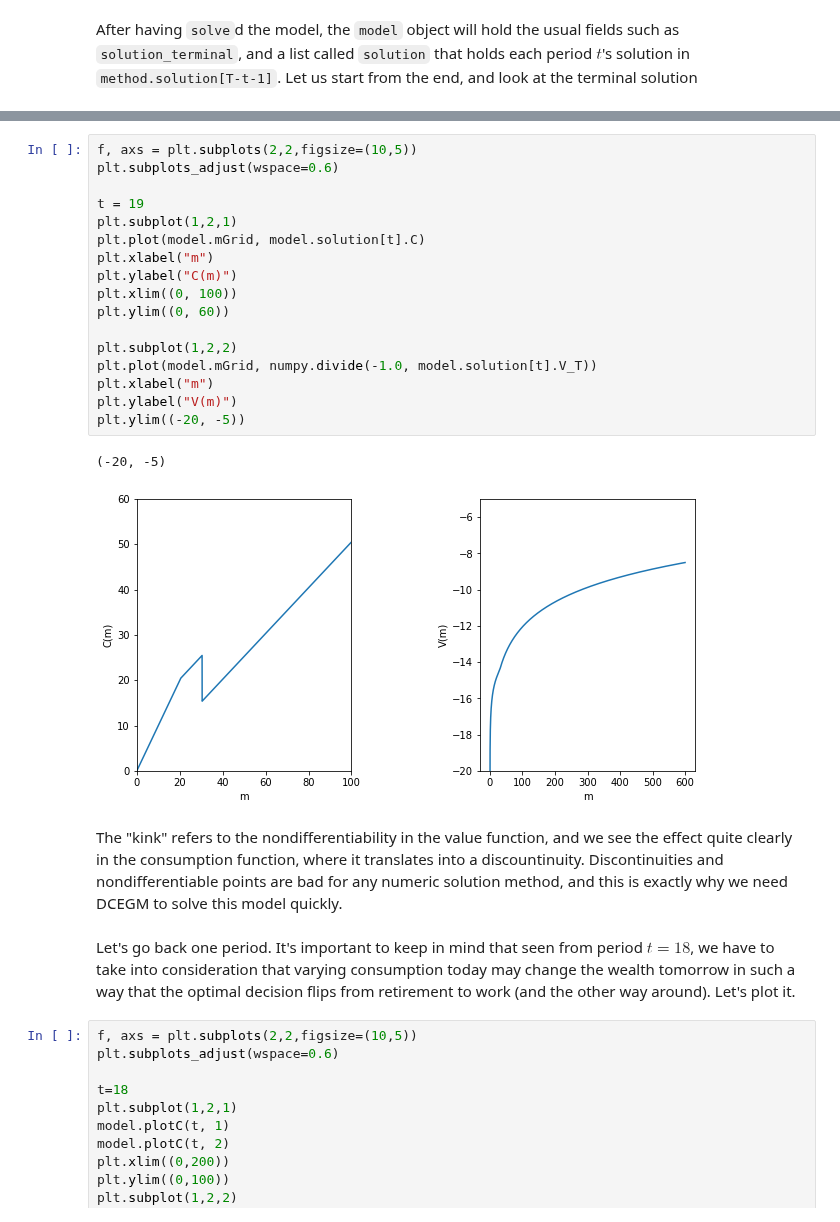
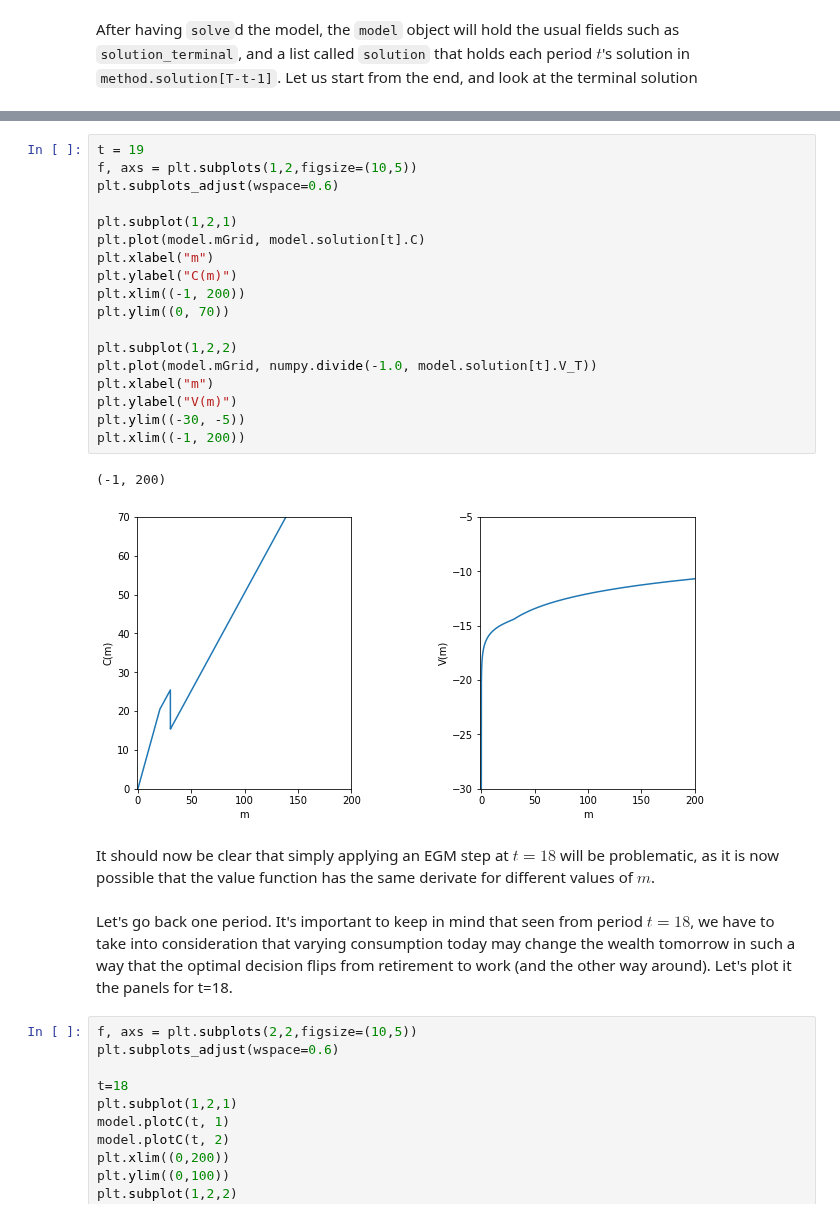
Before and after one commit to econ-ark/REMARK, a Jupyter notebook: REMARKs/EndogenousRetirement/Endogenous-Retirement.ipynb, the cells around one changed output, grey strips where cells are left out. Drawn from its saved outputs; the diff is of its cells as text.

```diff
--- a/REMARKs/EndogenousRetirement/Endogenous-Retirement.ipynb
+++ b/REMARKs/EndogenousRetirement/Endogenous-Retirement.ipynb
@@ -707,35 +721,32 @@ grid (`model.mGrid`). We can plot this
 # %%
-f, axs = plt.subplots(2,2,figsize=(10,5))
+t = 19
+f, axs = plt.subplots(1,2,figsize=(10,5))
 plt.subplots_adjust(wspace=0.6)
 
-t = 19
 plt.subplot(1,2,1)
 plt.plot(model.mGrid, model.solution[t].C)
 plt.xlabel("m")
 plt.ylabel("C(m)")
-plt.xlim((0, 100))
-plt.ylim((0, 60))
+plt.xlim((-1, 200))
+plt.ylim((0, 70))
 
 plt.subplot(1,2,2)
 plt.plot(model.mGrid, numpy.divide(-1.0, model.solution[t].V_T))
 plt.xlabel("m")
 plt.ylabel("V(m)")
-plt.ylim((-20, -5))
+plt.ylim((-30, -5))
+plt.xlim((-1, 200))
 # %% [output]
-(-20, -5)
+(-1, 200)
-[figure, old version]
+[figure, new version]
-# %% [markdown]
-The "kink" refers to the nondifferentiability in the value function, and we
-see the effect quite clearly in the consumption function, where it translates
-into a discountinuity. Discontinuities and nondifferentiable points are bad for
-any numeric solution method, and this is exactly why we need DCEGM to solve
-this model quickly.
+# %% [markdown]
+It should now be clear that simply applying an EGM step at $t=18$ will be problematic, as it is now possible that the value function has the same derivate for different values of $m$.
 # %% [markdown]
 Let's go back one period.
 It's important to keep in mind that seen from period $t=18$, we have to take
 into consideration that varying consumption today may change the wealth tomorrow
 in such a way that the optimal decision flips from retirement to work (and the
-other way around). Let's plot it.
+other way around). Let's plot it the panels for t=18.
 # %%
 f, axs = plt.subplots(2,2,figsize=(10,5))
 plt.subplots_adjust(wspace=0.6)
```
Also changed, not shown: parts of 38 cells of this notebook, 1 other file.
